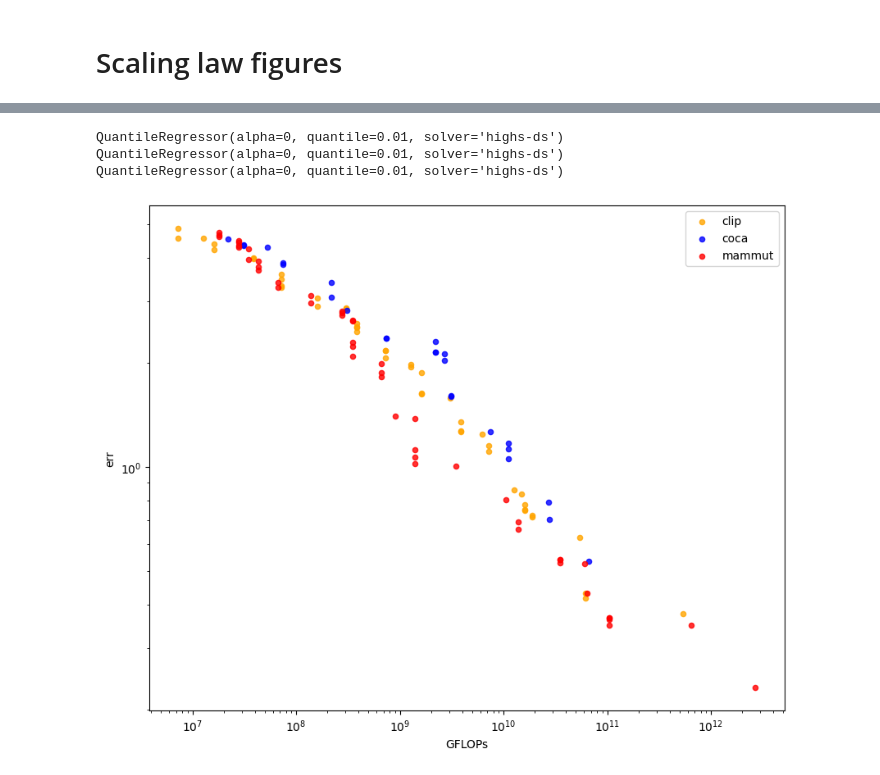
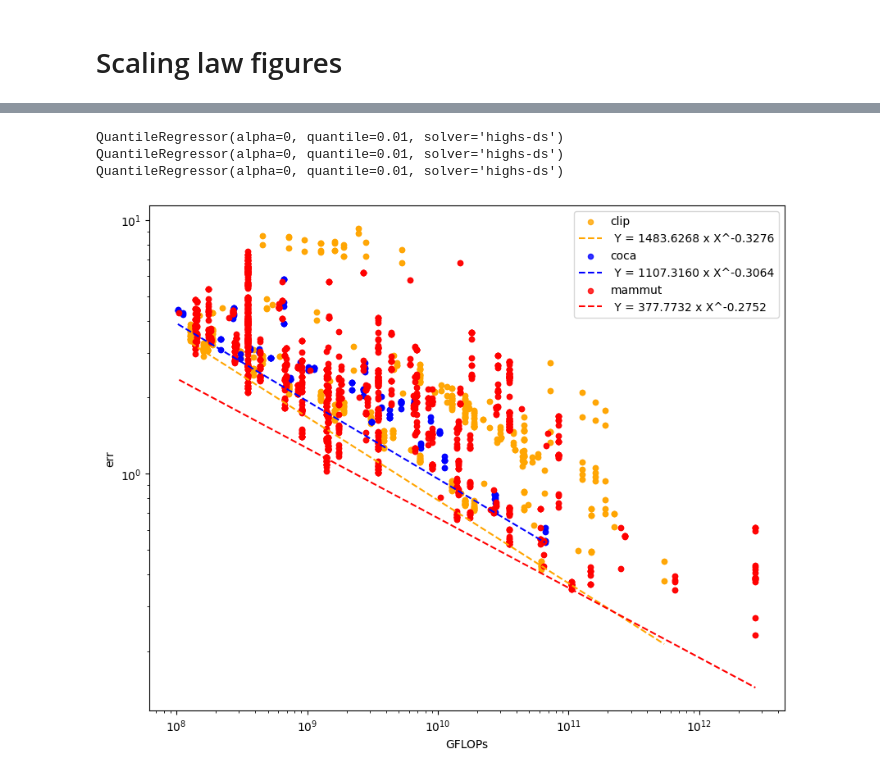
Before and after one commit to SLAMPAI/open_clip_scaling, a Jupyter notebook: results.ipynb, the cells around one changed output, grey strips where cells are left out. Drawn from its saved outputs; the diff is of its cells as text; code cells hidden in the pictures.

```diff
--- a/results.ipynb
+++ b/results.ipynb
@@ -683,0 +860,4 @@ def group_vals(X, Y, eps=1e-5):
+# %%
+func = curves[ ("mammut", "zeroshot_classification", "cosine") ]
+gf = model_profile.loc["ViT-L-14"].gflops * 12.8e9
+1-func(gf)
@@ -858,0 +963,7 @@ cmap = plt.get_cmap("Blues")
+# %%
+gflops_grid = np.logspace(7, 12, 10)
+for g in gflops_grid:
+
+    for model in D.model.unique():
+        mg = model_profile.loc[model].gflops
+        print("total", g, model, "with samples seen", (g/mg) / 10**6, "M")
@@ -861,18 +1071,19 @@ ds, metric = "imagenet1k", "acc1"
 #ds, metric = "winoground", "text_acc"
 #ds, metric = "sugar_crepe/swap_obj", "acc"
 #ds, metric = "mscoco_captions", "image_retrieval_recall@5"
+scheduler = "const"
+D = df
+D = D[D.pretrain_dataset == "datacomp_1b"]
 
-D = df
-D = D[D.pretrain_dataset != "/p/scratch/laionize/cherti1/datacomp_1B_recap/{0000000..0139827}.tar"]
-D = D[D.epoch==D.total_epochs]
 D = D[D.downstream_dataset==ds]
 D = D[~D[metric].isna()]
 D = D[D.namespace == "clip"]
+D = D[D.lr_scheduler == scheduler]
+if scheduler != "const":
+    D = D[D.epoch==D.total_epochs]
 N = len(D.model.unique())
-
 models = list(D.model.unique())
 models = sorted(models, key=lambda k:model_profile.loc[k].gflops)
-colors = ["orange", "blue", "red", "green", "violet", "black", "pink"]
 fig = plt.figure(figsize=(10, 8))
 I=0
 #print(D)
@@ -891,13 +1102,15 @@ for ind, model in enumerate(models):
     R = R[~R[metric].isna()]
     if len(R) == 0:
         continue
+    if scheduler == "const":
+        R["gflops_total"] = R.epoch * 12.8e6 * model_profile.loc[model].gflops
     R = R.sort_values(by="gflops_total")
+
     X = (R["gflops_total"]).values
     #X = R["total_samples_seen"].values
     Y = 1-(R[metric]).values
 
 
-    color = colors[I]
     #color = "blue"
 
     I+=1
@@ -918,7 +1131,6 @@ for ind, model in enumerate(models):
     #plt.scatter(X, Y, label=f"{name[0]}", c=color, s=10.0, alpha=0.5)
     XX, YY = group_vals(X, Y)
     m = monotonically_decreasing(YY)
-    print(I, N)
     plt.plot(XX[m], YY[m], linestyle='dashed', c=cmap(  (I-1) / N), marker='o', label=f"{name}")
 plt.xscale('log')
 plt.yscale("log")
@@ -953,7 +1158,7 @@ plt.show()
 # %%
 metric = "caption_loss"
 D = df
-D = D[D.pretrain_dataset != "/p/scratch/laionize/cherti1/datacomp_1B_recap/{0000000..0139827}.tar"]
+D = D[D.pretrain_dataset == "datacomp_1b"]
 
 D = D[D.epoch==D.total_epochs]
 D = D[~D[metric].isna()]
@@ -986,7 +1191,7 @@ for ind, (name, rows) in enumerate(D.groupby("namespace")):
     plt.scatter(X[m], Y[m], label=f"{name}", c=color, s=20.0, alpha=0.8)
     #m=(Y<=0.9) & (Y>0)
     coefs, func, eq = curve_fit_powlaw_quantile(X[m], Y[m], q=0.01)
-    #plt.plot(X[m], func(X[m]), label=f" {eq}", linestyle='dashed', c=color)
+    plt.plot(X[m], func(X[m]), label=f" {eq}", linestyle='dashed', c=color)
 
 plt.xscale('log')
 plt.yscale("log")
@@ -1028,34 +1233,36 @@ for ind, (name, rows) in enumerate(D.groupby("namespace")):
     if len(R) == 0:
         continue
     if name == "cap":
         continue
     R = R.sort_values(by="gflops_total")
     X = (R["gflops_total"]).values
     Y = (R[metric]).values
     color = colors[I]
     I+=1
-    #m = (X>=10**8) & (X < 10**12)
+    m = (X>=10**8) #& (X < 10**12)
     #m = (X>0)  & (Y<1)
-    m = monotonically_decreasing(Y)
+    #m = monotonically_decreasing(Y)
     plt.scatter(X[m], Y[m], label=f"{name}", c=color, s=20.0, alpha=0.8)
     #m=(Y<=0.9) & (Y>0)
+
+
     coefs, func, eq = curve_fit_powlaw_quantile(X[m], Y[m], q=0.01)
-    #plt.plot(X[m], func(X[m]), label=f" {eq}", linestyle='dashed', c=color)
+    plt.plot(X[m], func(X[m]), label=f" {eq}", linestyle='dashed', c=color)
 
 plt.xscale('log')
 plt.yscale("log")
 
 plt.xlabel("GFLOPs")
 plt.ylabel("err")
 #plt.title(ds)
 #plt.legend(loc=(1.1,.1))
 
 plt.legend()
 
 plt.savefig(metric+".pdf")
 plt.show()
 # %% [output]
 QuantileRegressor(alpha=0, quantile=0.01, solver='highs-ds')
 QuantileRegressor(alpha=0, quantile=0.01, solver='highs-ds')
 QuantileRegressor(alpha=0, quantile=0.01, solver='highs-ds')
-[figure, old version]
+[figure, new version]
```
Also changed, not shown: parts of 38 cells of this notebook, 1 other file.
